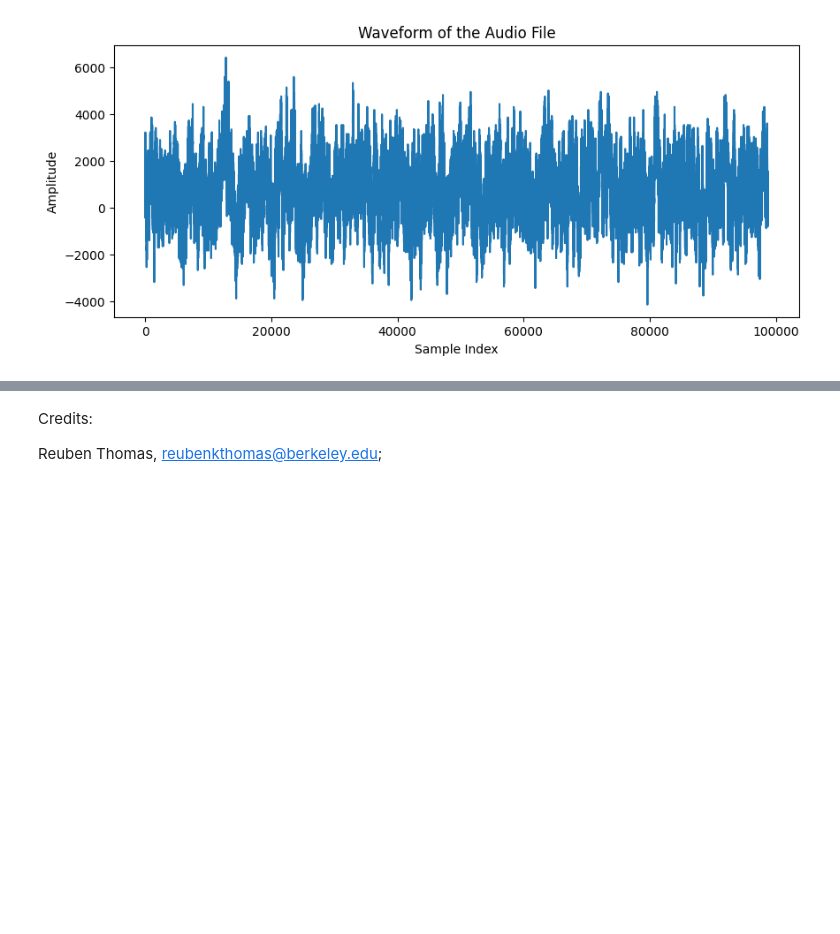
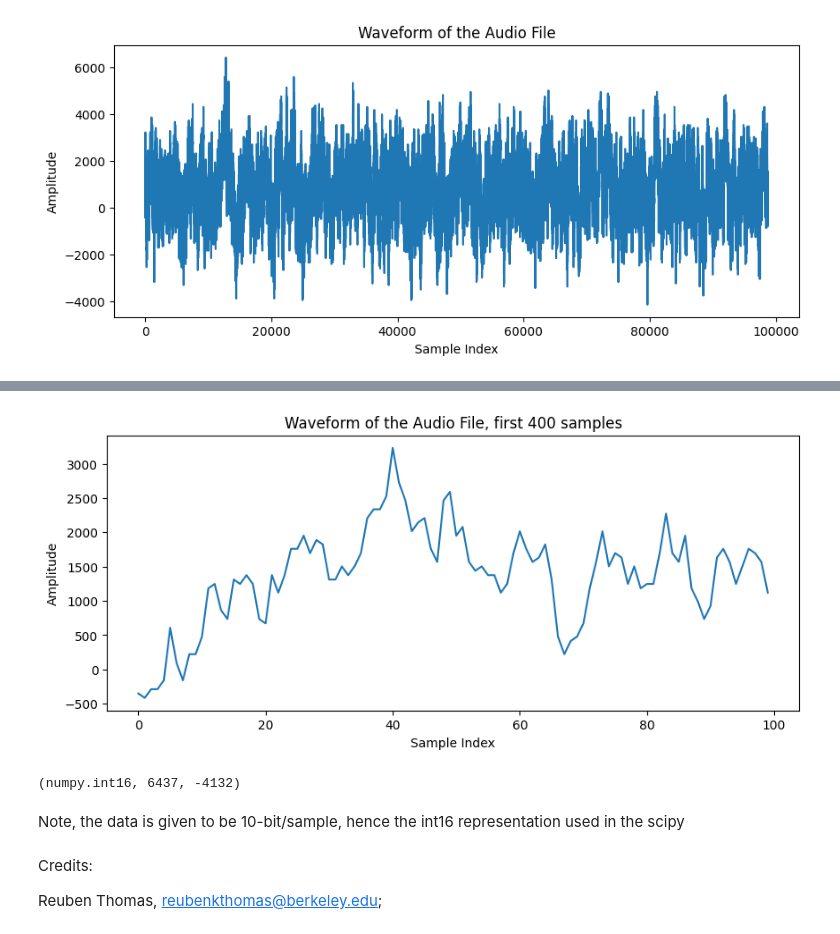
Before and after one commit to efwoods/neural_lossless_compression, a Jupyter notebook: data_explore.ipynb, the cells around one changed output, grey strips where cells are left out. Saved outputs shown, nothing was run; the diff lists cells and outputs as text; code cells hidden in the pictures; blank space fills up the shorter version.

```diff
--- a/data_explore.ipynb
+++ b/data_explore.ipynb
@@ -41,3 +39,18 @@ plt.show()
+# %%
+plt.figure(figsize=(10, 4))
+plt.plot(data[:100])
+plt.title('Waveform of the Audio File, first 400 samples')
+plt.xlabel('Sample Index')
+plt.ylabel('Amplitude')
+plt.show()
+# %% [output]
+[figure, added]
+# %%
+type(data[0]), max(data), min(data)
+# %% [output]
+(numpy.int16, 6437, -4132)
+# %% [markdown]
+Note, the data is given to be 10-bit/sample, hence the int16 representation used in the scipy
 # %% [markdown]
 Credits:
 
```
Also changed, not shown: parts of 2 cells of this notebook, 4 other files.
